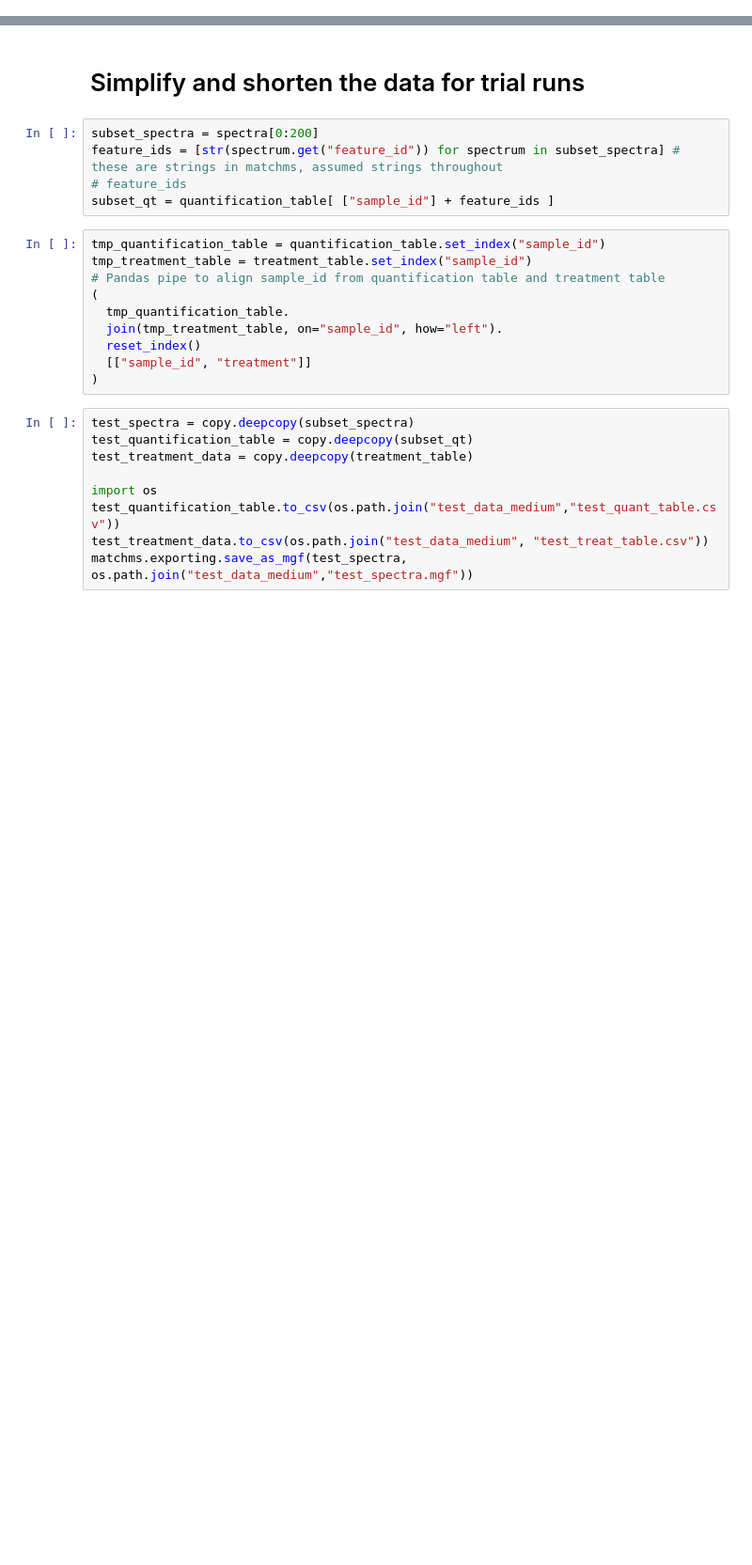
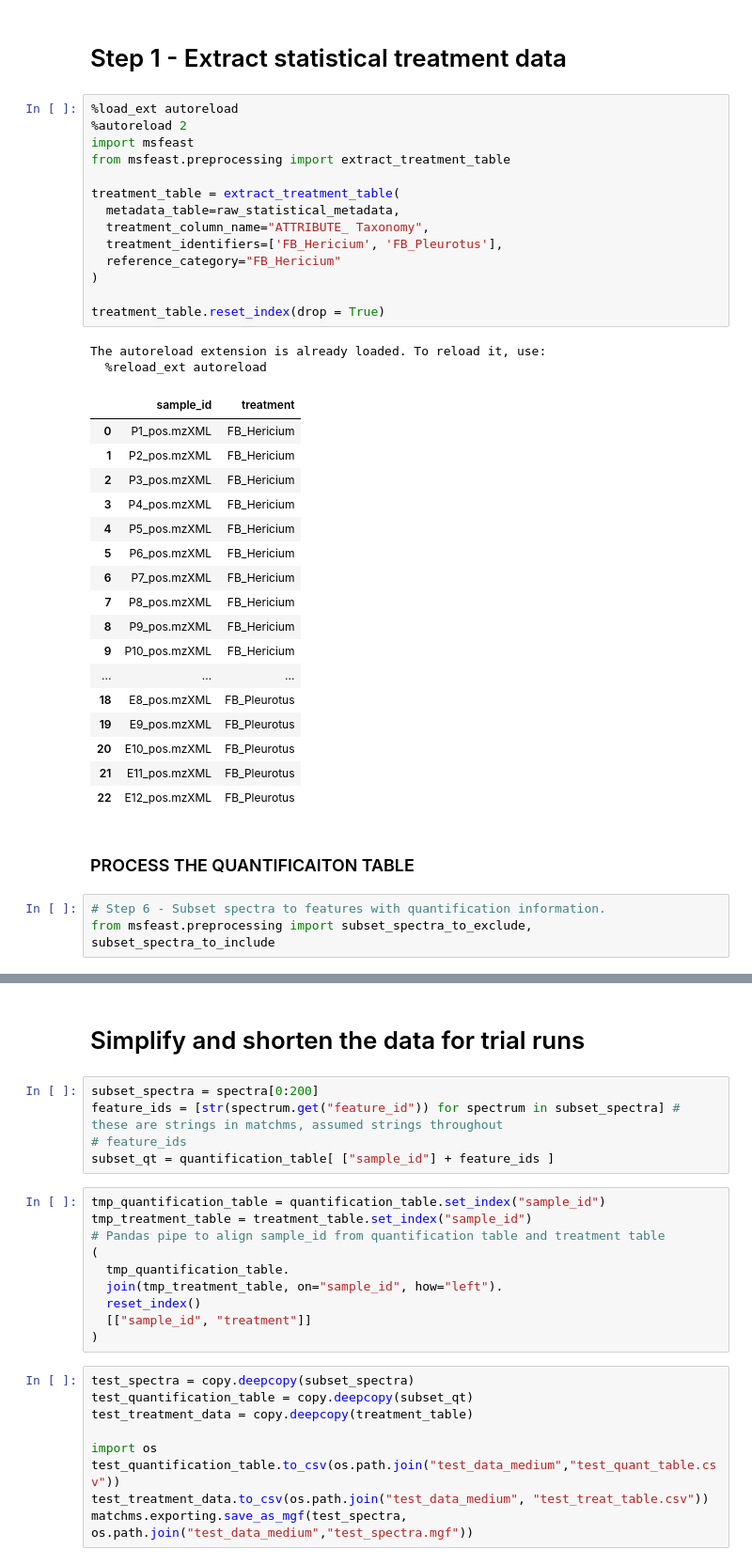
Before and after one commit to kevinmildau/msFeaST, a Jupyter notebook: notebooks/case_study_data_processing.ipynb, the cells around one changed output, grey strips where cells are left out. Shown at 94% size. Drawn from its saved outputs; the diff is of its cells as text; blank space fills up the shorter version.

```diff
--- a/notebooks/case_study_data_processing.ipynb
+++ b/notebooks/case_study_data_processing.ipynb
@@ -91,0 +115,41 @@ print(spectra[0].get("precursor_mz"))
+# %% [markdown]
+# Step 1 - Extract statistical treatment data
+# %%
+%load_ext autoreload
+%autoreload 2
+import msfeast
+from msfeast.preprocessing import extract_treatment_table
+
+treatment_table = extract_treatment_table(
+  metadata_table=raw_statistical_metadata,
+  treatment_column_name="ATTRIBUTE_ Taxonomy",
+  treatment_identifiers=['FB_Hericium', 'FB_Pleurotus'],
+  reference_category="FB_Hericium"
+)
+
+treatment_table.reset_index(drop = True)
+# %% [output]
+The autoreload extension is already loaded. To reload it, use:
+  %reload_ext autoreload
+|  | sample_id | treatment |
+| 0 | P1_pos.mzXML | FB_Hericium |
+| 1 | P2_pos.mzXML | FB_Hericium |
+| 2 | P3_pos.mzXML | FB_Hericium |
+| 3 | P4_pos.mzXML | FB_Hericium |
+| 4 | P5_pos.mzXML | FB_Hericium |
+| 5 | P6_pos.mzXML | FB_Hericium |
+| 6 | P7_pos.mzXML | FB_Hericium |
+| 7 | P8_pos.mzXML | FB_Hericium |
+| 8 | P9_pos.mzXML | FB_Hericium |
+| 9 | P10_pos.mzXML | FB_Hericium |
+| ... | ... | ... |
+| 18 | E8_pos.mzXML | FB_Pleurotus |
+| 19 | E9_pos.mzXML | FB_Pleurotus |
+| 20 | E10_pos.mzXML | FB_Pleurotus |
+| 21 | E11_pos.mzXML | FB_Pleurotus |
+| 22 | E12_pos.mzXML | FB_Pleurotus |
+# %% [markdown]
+### PROCESS THE QUANTIFICAITON TABLE
+# %%
+# Step 6 - Subset spectra to features with quantification information.
+from msfeast.preprocessing import subset_spectra_to_exclude, subset_spectra_to_include
```
Also changed, not shown: parts of 38 cells of this notebook.
